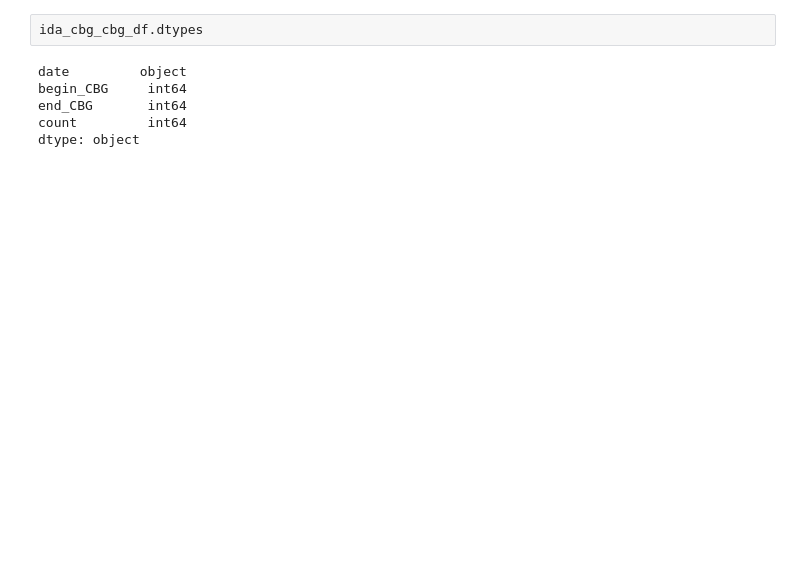
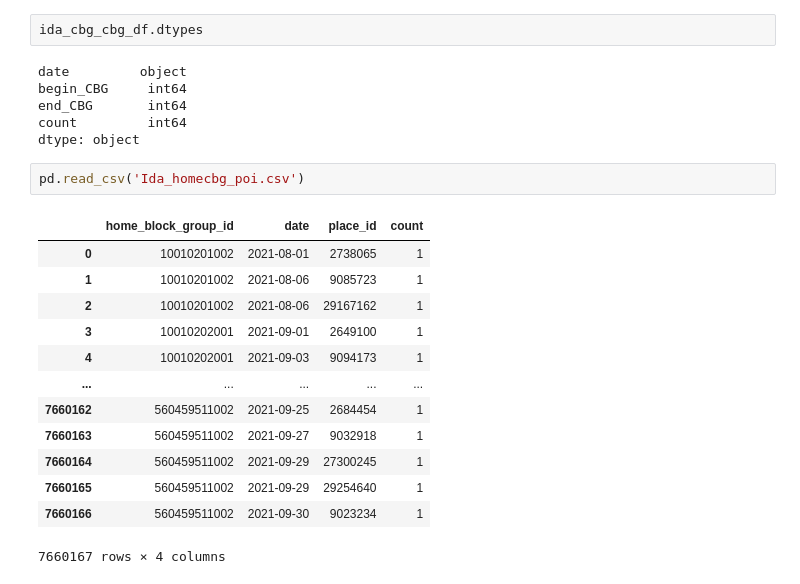
Before and after one commit to WSpie/Time_series_clustering, a Jupyter notebook: temp.ipynb, the cells around one changed output. Saved outputs shown, nothing was run; the diff lists cells and outputs as text; blank space fills up the shorter version.

```diff
--- a/temp.ipynb
+++ b/temp.ipynb
@@ -213,3 +263,19 @@ begin_CBG     int64
 end_CBG       int64
 count         int64
 dtype: object
+# %%
+pd.read_csv('Ida_homecbg_poi.csv')
+# %% [output]
+|  | home_block_group_id | date | place_id | count |
+| 0 | 10010201002 | 2021-08-01 | 2738065 | 1 |
+| 1 | 10010201002 | 2021-08-06 | 9085723 | 1 |
+| 2 | 10010201002 | 2021-08-06 | 29167162 | 1 |
+| 3 | 10010202001 | 2021-09-01 | 2649100 | 1 |
+| 4 | 10010202001 | 2021-09-03 | 9094173 | 1 |
+| ... | ... | ... | ... | ... |
+| 7660162 | 560459511002 | 2021-09-25 | 2684454 | 1 |
+| 7660163 | 560459511002 | 2021-09-27 | 9032918 | 1 |
+| 7660164 | 560459511002 | 2021-09-29 | 27300245 | 1 |
+| 7660165 | 560459511002 | 2021-09-29 | 29254640 | 1 |
+| 7660166 | 560459511002 | 2021-09-30 | 9023234 | 1 |
+7660167 rows × 4 columns
```
Also changed, not shown: parts of 12 cells of this notebook.
